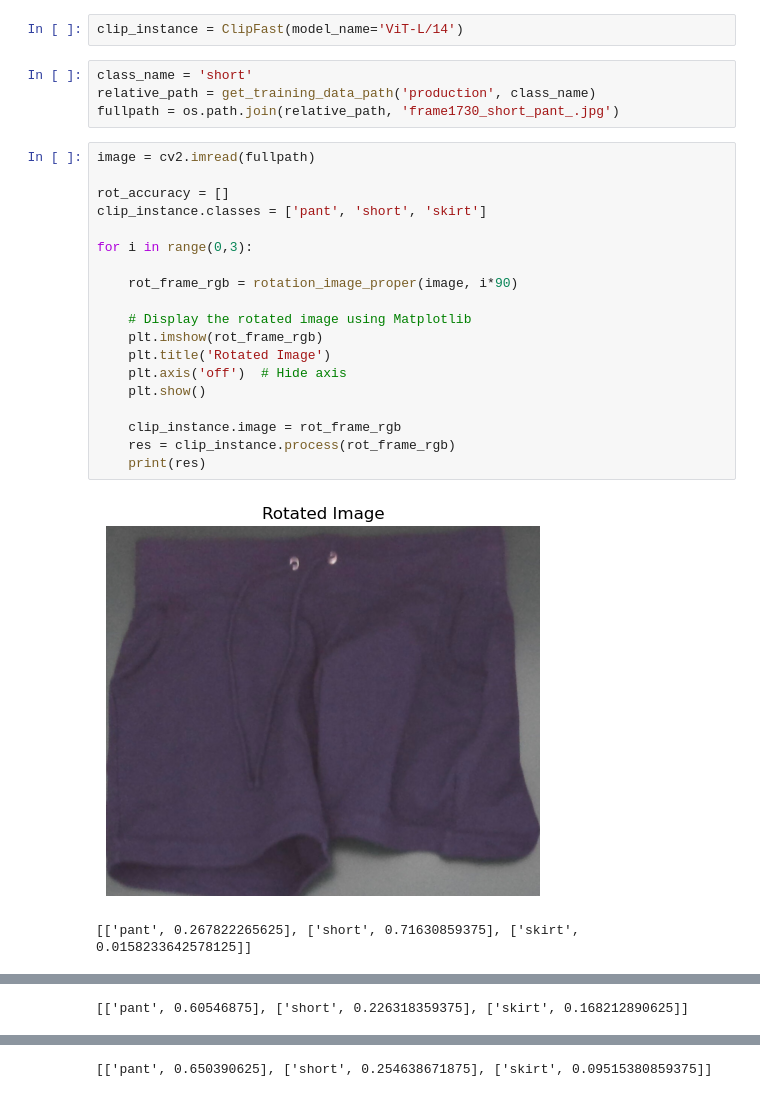
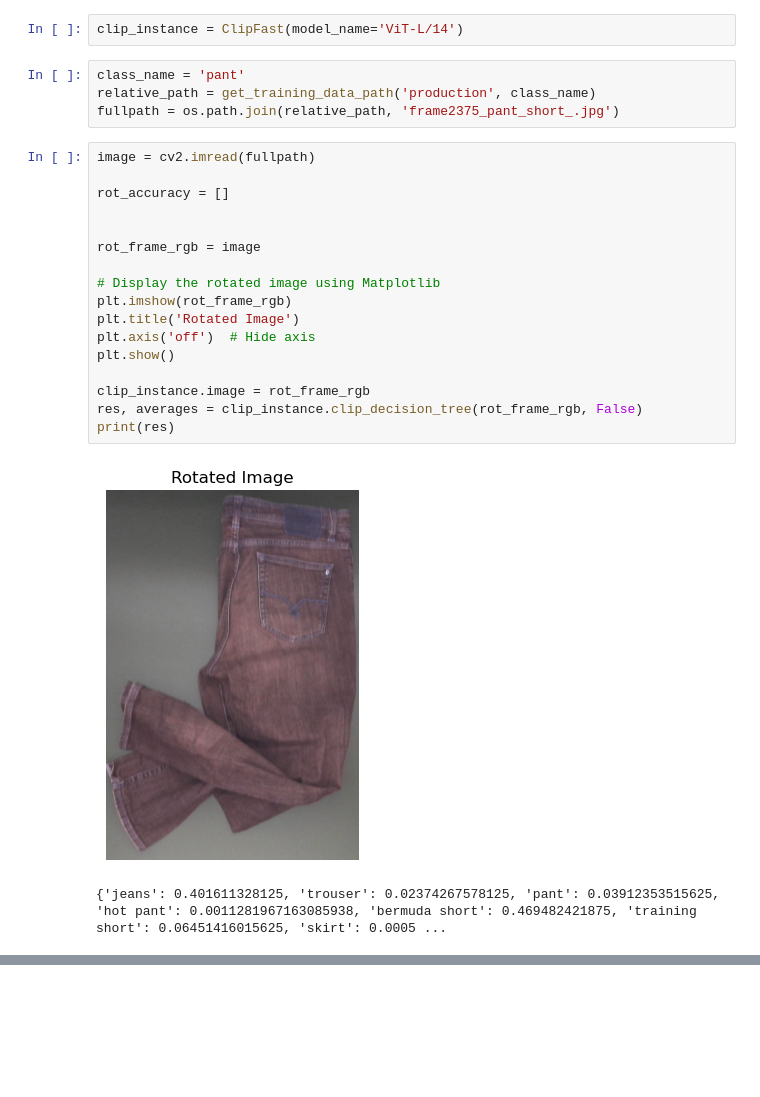
Before and after one commit to kohnmart/master-projekt, a Jupyter notebook: notebooks/pytorch/classifier/clip.ipynb, the cells around one changed output, grey strips where cells are left out. Drawn from its saved outputs; the diff is of its cells as text; blank space fills up the shorter version.

```diff
--- a/notebooks/pytorch/classifier/clip.ipynb
+++ b/notebooks/pytorch/classifier/clip.ipynb
@@ -20,28 +20,26 @@ import numpy as np
 # %%
 clip_instance = ClipFast(model_name='ViT-L/14')
 # %%
-class_name = 'short'
+class_name = 'pant'
 relative_path = get_training_data_path('production', class_name)
-fullpath = os.path.join(relative_path, 'frame1730_short_pant_.jpg')
+fullpath = os.path.join(relative_path, 'frame2375_pant_short_.jpg')
 # %%
 image = cv2.imread(fullpath)
 
 rot_accuracy = []
-clip_instance.classes = ['pant', 'short', 'skirt']
 
-for i in range(0,3):
 
-    rot_frame_rgb = rotation_image_proper(image, i*90)
+rot_frame_rgb = image
 
-    # Display the rotated image using Matplotlib
-    plt.imshow(rot_frame_rgb)
-    plt.title('Rotated Image')
-    plt.axis('off')  # Hide axis
-    plt.show()
+# Display the rotated image using Matplotlib
+plt.imshow(rot_frame_rgb)
+plt.title('Rotated Image')
+plt.axis('off')  # Hide axis
+plt.show()
 
-    clip_instance.image = rot_frame_rgb
-    res = clip_instance.process(rot_frame_rgb)
-    print(res)
+clip_instance.image = rot_frame_rgb
+res, averages = clip_instance.clip_decision_tree(rot_frame_rgb, False)
+print(res)
 # %% [output]
-[figure, old version]
+[figure, new version]
-[['pant', 0.267822265625], ['short', 0.71630859375], ['skirt', 0.0158233642578125]]
+{'jeans': 0.401611328125, 'trouser': 0.02374267578125, 'pant': 0.03912353515625, 'hot pant': 0.0011281967163085938, 'bermuda short': 0.469482421875, 'training short': 0.06451416015625, 'skirt': 0.0005 ...
@@ -49 +45,0 @@ for i in range(0,3):
-[['pant', 0.60546875], ['short', 0.226318359375], ['skirt', 0.168212890625]]
@@ -51 +45,0 @@ for i in range(0,3):
-[['pant', 0.650390625], ['short', 0.254638671875], ['skirt', 0.09515380859375]]
```
Also changed, not shown: parts of 3 cells of this notebook, 14 other files.
